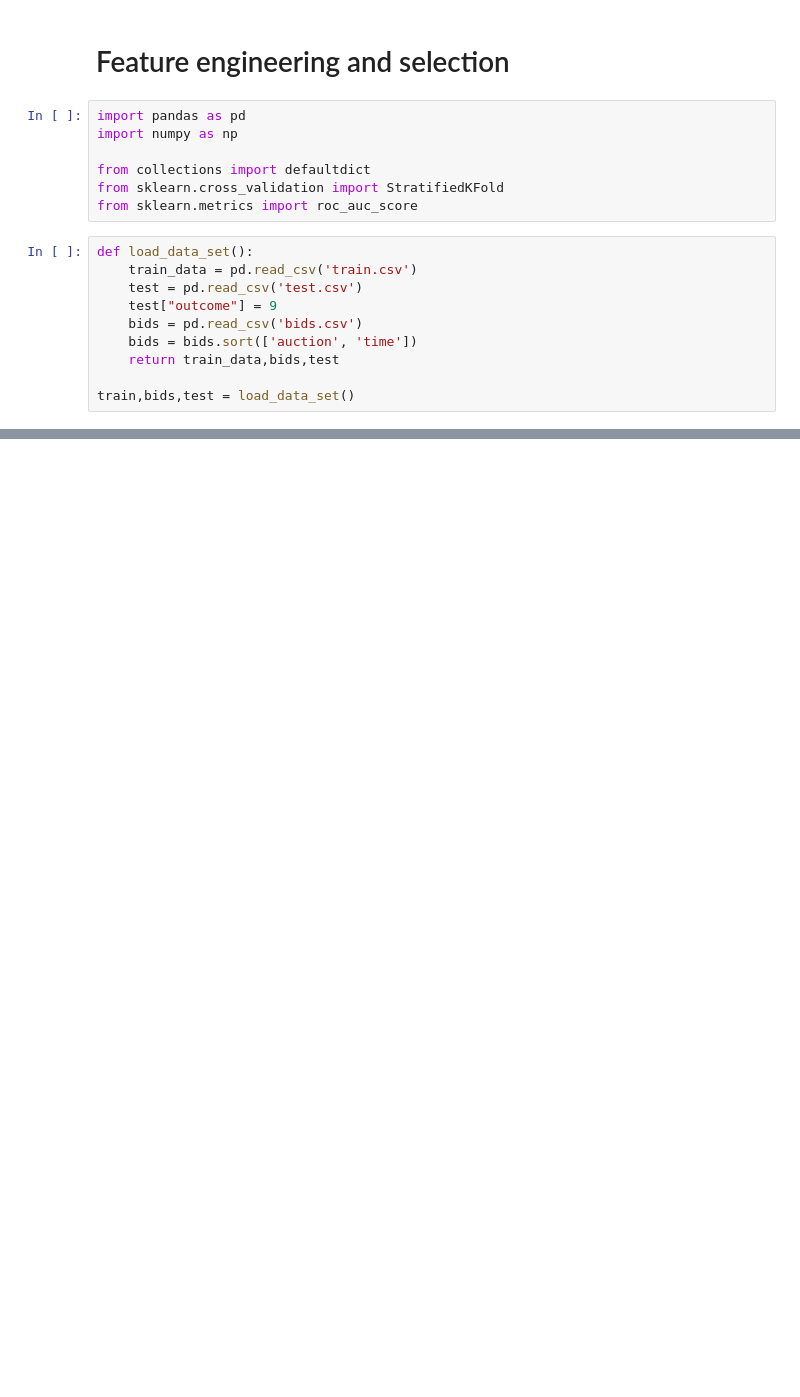
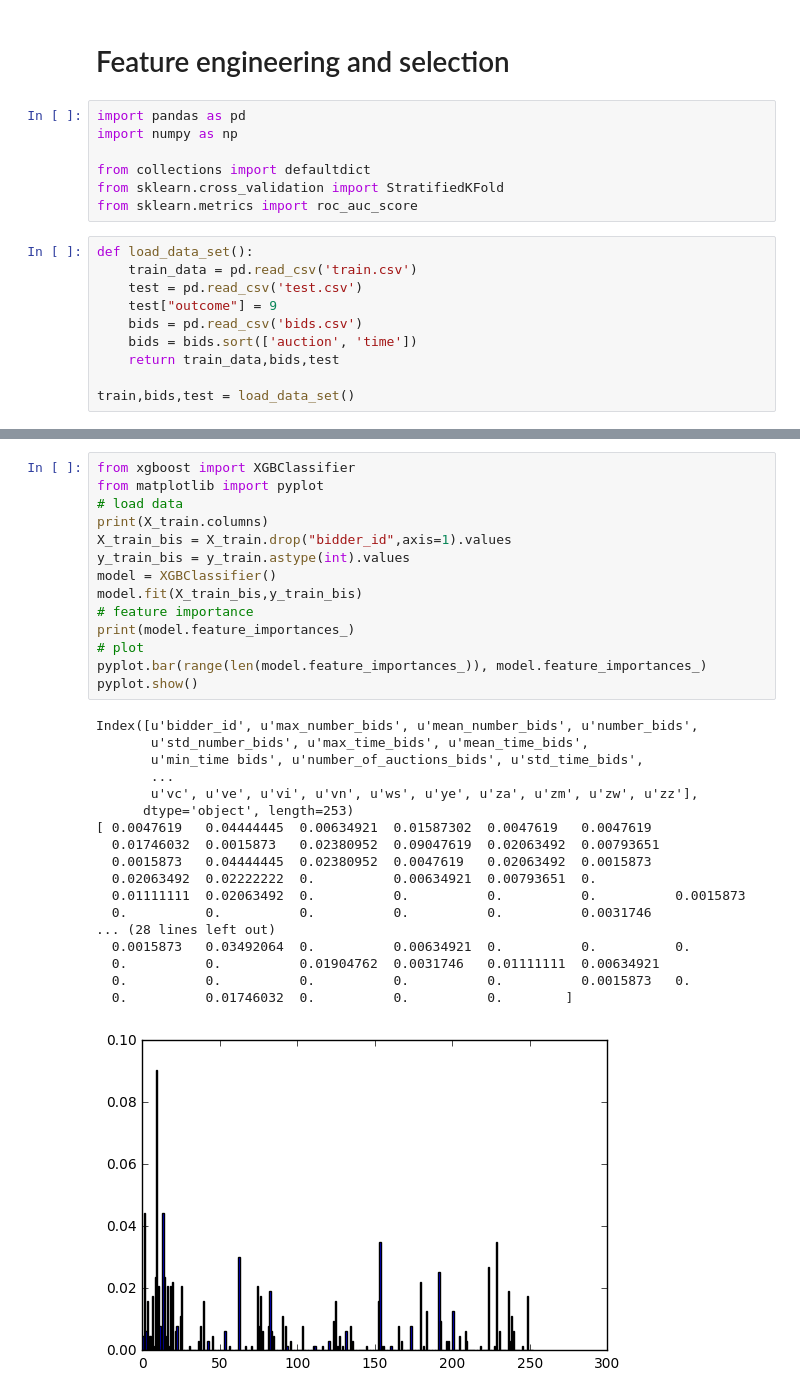
Before and after one commit to Nicolas99-9/Facebook-Recruiting-IV-Human-or-Robot, a Jupyter notebook: FeatureCreation.ipynb, the cells around one changed output, grey strips where cells are left out. Cells and saved outputs as stored; diff of their text form; blank space fills up the shorter version.

```diff
--- a/FeatureCreation.ipynb
+++ b/FeatureCreation.ipynb
@@ -408,0 +532,33 @@ fill_predcitions(X_train,X_test,y_train)
+# %%
+from xgboost import XGBClassifier
+from matplotlib import pyplot
+# load data
+print(X_train.columns)
+X_train_bis = X_train.drop("bidder_id",axis=1).values
+y_train_bis = y_train.astype(int).values
+model = XGBClassifier()
+model.fit(X_train_bis,y_train_bis)
+# feature importance
+print(model.feature_importances_)
+# plot
+pyplot.bar(range(len(model.feature_importances_)), model.feature_importances_)
+pyplot.show()
+# %% [output]
+Index([u'bidder_id', u'max_number_bids', u'mean_number_bids', u'number_bids',
+       u'std_number_bids', u'max_time_bids', u'mean_time_bids',
+       u'min_time bids', u'number_of_auctions_bids', u'std_time_bids',
+       ...
+       u'vc', u've', u'vi', u'vn', u'ws', u'ye', u'za', u'zm', u'zw', u'zz'],
+      dtype='object', length=253)
+[ 0.0047619   0.04444445  0.00634921  0.01587302  0.0047619   0.0047619
+  0.01746032  0.0015873   0.02380952  0.09047619  0.02063492  0.00793651
+  0.0015873   0.04444445  0.02380952  0.0047619   0.02063492  0.0015873
+  0.02063492  0.02222222  0.          0.00634921  0.00793651  0.
+  0.01111111  0.02063492  0.          0.          0.          0.          0.0015873
+  0.          0.          0.          0.          0.          0.0031746
+... (28 lines left out)
+  0.0015873   0.03492064  0.          0.00634921  0.          0.          0.
+  0.          0.          0.01904762  0.0031746   0.01111111  0.00634921
+  0.          0.          0.          0.          0.          0.0015873   0.
+  0.          0.01746032  0.          0.          0.        ]
+[figure, added]
```
Also changed, not shown: parts of 5 cells of this notebook.
